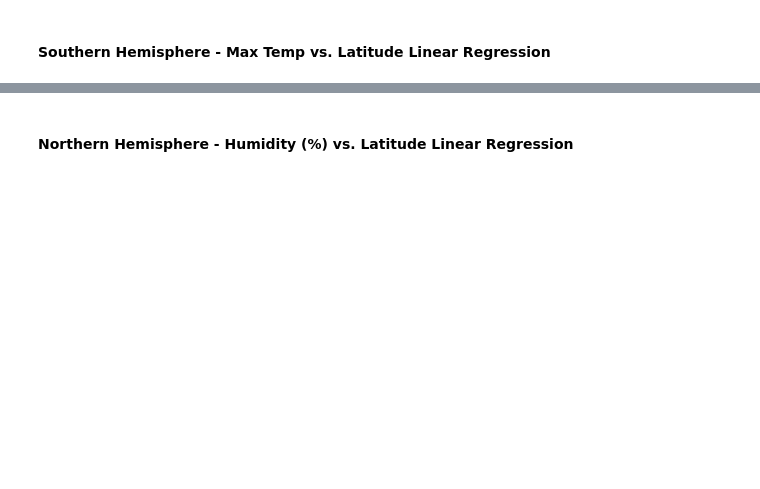
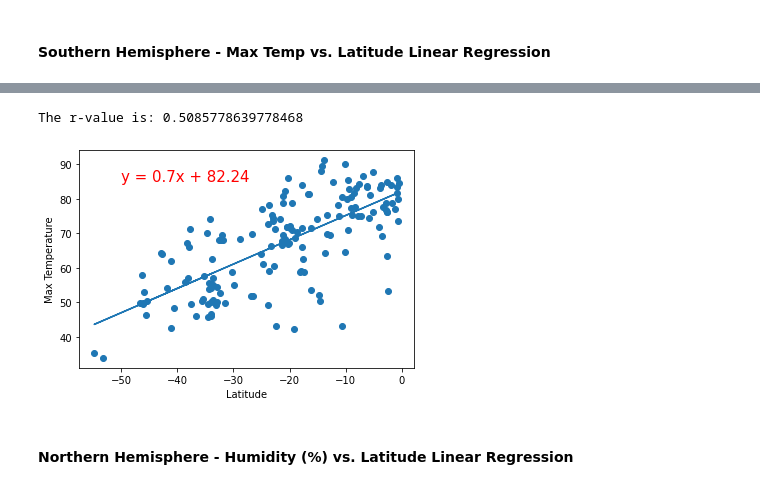
Before and after one commit to capflaum/WeatherPy_API, a Jupyter notebook: weatherpy/weatherpy.ipynb, the cells around one changed output, grey strips where cells are left out. Saved outputs shown, nothing was run; the diff lists cells and outputs as text; code cells hidden in the pictures; blank space fills up the shorter version.

```diff
--- a/weatherpy/weatherpy.ipynb
+++ b/weatherpy/weatherpy.ipynb
@@ -356,2 +330,10 @@ The r-value is: 0.6082708688906918
+# %%
+x_val = south_df['Latitude']
+y_val = south_df['Max Temperature']
+
+plot_linear_regression(x_val, y_val, 'Max Temperature', (-50,85))
+# %% [output]
+The r-value is: 0.5085778639778468
+[figure, added]
 # %% [markdown]
 ####  Northern Hemisphere - Humidity (%) vs. Latitude Linear Regression
```
Also changed, not shown: parts of 30 cells of this notebook, 3 other files.
